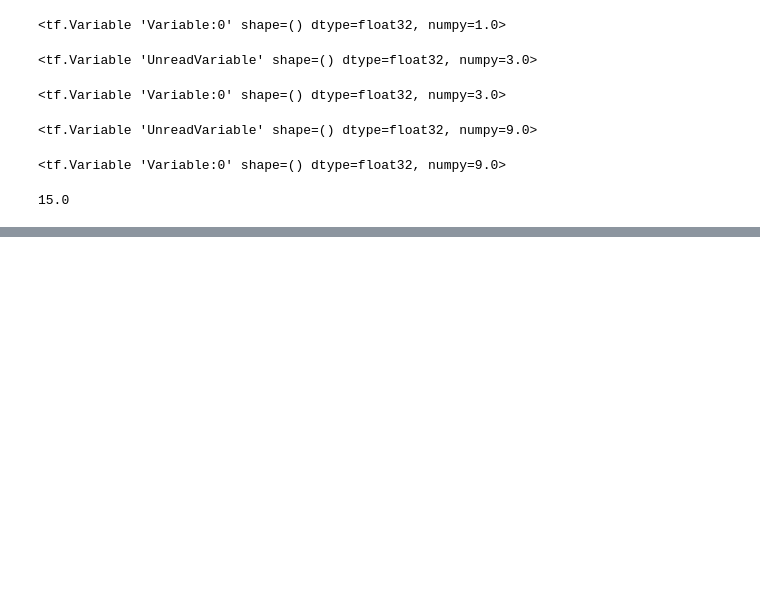
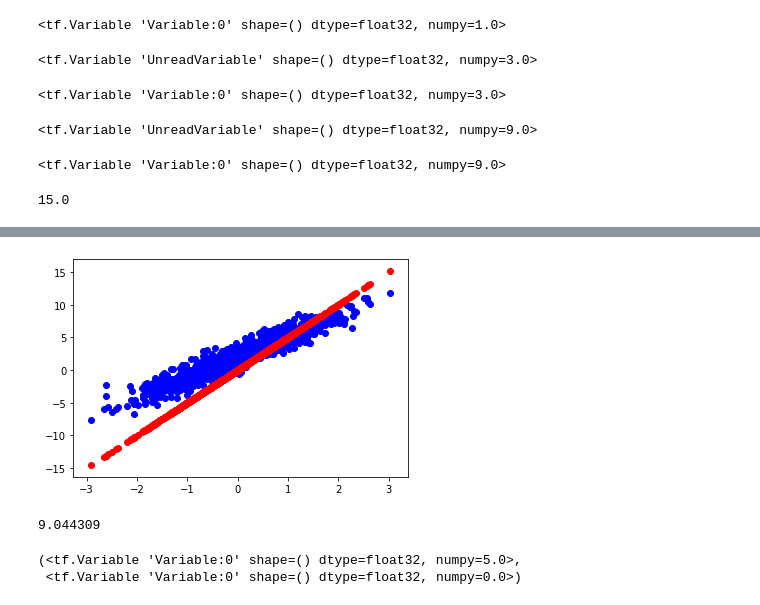
Before and after one commit to allenmien/TF_GRAMMER, a Jupyter notebook: customize_model.ipynb, the cells around one changed output, grey strips where cells are left out. Saved outputs shown, nothing was run; the diff lists cells and outputs as text; code cells hidden in the pictures; blank space fills up the shorter version.

```diff
--- a/customize_model.ipynb
+++ b/customize_model.ipynb
@@ -86 +86,13 @@ array([ 5.72838497e+00,  5.33012247e+00, -6.33286595e-01, -1.45033255e-01,
       dtype=float32)>
+# %%
+import matplotlib.pyplot as plt
+
+plt.scatter(inputs, outputs, c='b')
+plt.scatter(inputs, model(inputs), c='r')
+plt.show()
+# %% [output]
+[figure, added]
+# %%
+loss(model(inputs), outputs).numpy()
+# %% [output]
+9.044309
@@ -86,0 +108,5 @@ array([ 5.72838497e+00,  5.33012247e+00, -6.33286595e-01, -1.45033255e-01,
+# %%
+model.W, model.b
+# %% [output]
+(<tf.Variable 'Variable:0' shape=() dtype=float32, numpy=5.0>,
+ <tf.Variable 'Variable:0' shape=() dtype=float32, numpy=0.0>)
```
Also changed, not shown: parts of 5 cells of this notebook.
